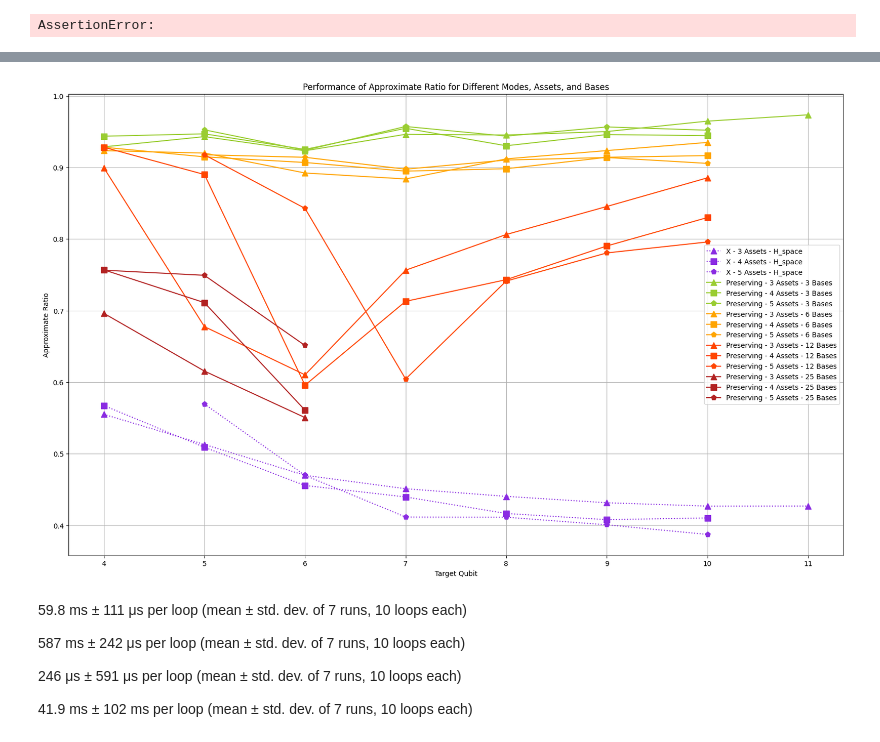
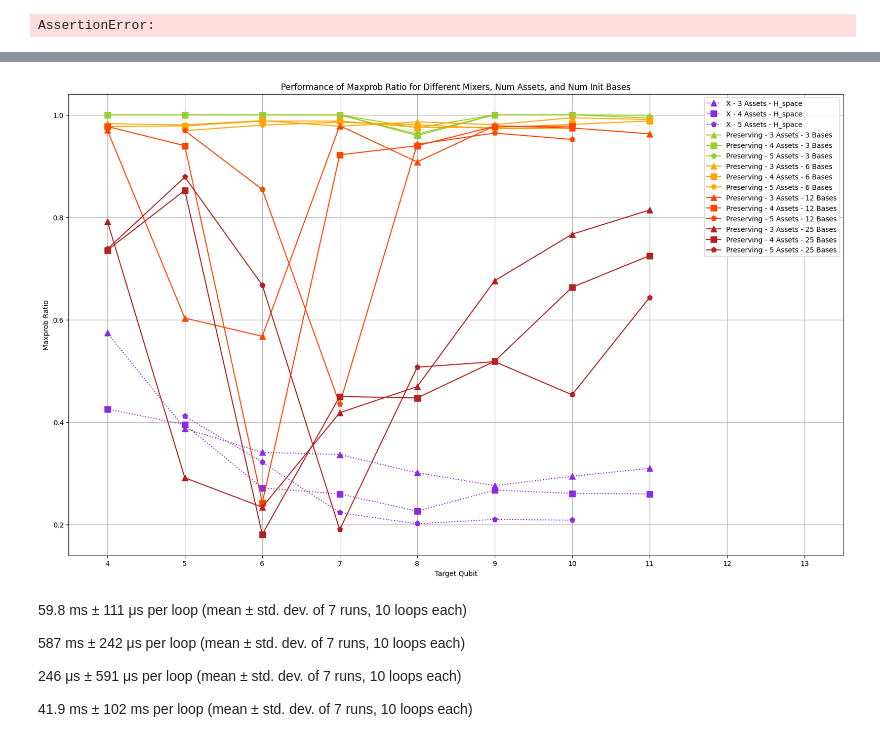
Before and after one commit to AndewNN/Quantum_Computing, a Jupyter notebook: CUDA/PO_Mixer_Benchmark.ipynb, the cells around one changed output, grey strips where cells are left out. Cells and saved outputs as stored; diff of their text form; code cells hidden in the pictures.

Commit message:
minor plot change

```diff
--- a/CUDA/PO_Mixer_Benchmark.ipynb
+++ b/CUDA/PO_Mixer_Benchmark.ipynb
@@ -46,7 +46,7 @@ LAMB = 4 # Budget Penalty
 Q = 0 # Volatility Weight
 
 # num_init_bases = int(2**TARGET_QUBIT * init_state_ratio)
-num_init_bases = 3
+num_init_bases = 6
 # %% [markdown]
 # TODO
 - init_ratio of feasible
@@ -144,7 +144,7 @@ AssertionError: Please make sure of CLEAR_EX_RESULT and RESTORE_RUNTIME before r
 # %%
 CLEAR_EX_RESULT = False
 
-restore_iter = 86
+restore_iter = 91
 RESTORE_RUNTIME = True
 
 if CLEAR_EX_RESULT:
@@ -617,36 +628,40 @@ assert False
 # %%
 marker_map = {3: "^", 4: "s", 5: "p"}
 color_map = {(3, 'Preserving'): "yellowgreen",
                 (6, 'Preserving'): "orange",
                 (12, 'Preserving'): "orangered",
                 (25, 'Preserving'): "firebrick",
                 ("H_space", "X"): "blueviolet"}
 line_map = {"X": ":", "Preserving": "-"}
-plot_mode = ["Approximate_ratio", "MaxProb_ratio"][0]
+plot_mode = ["Approximate_ratio", "MaxProb_ratio"][1]
 plt.figure(figsize=(20, 12))
 for mode in modes:
     for num_init_bases in (["H_space"] if mode == "X" else [3, 6, 12, 25]):
         for N_ASSETS in range(3, 6):
             mode_results = []
             range_qubit = []
             for TARGET_QUBIT in range(4, 12):
                 dir_name = f"exp_Q{TARGET_QUBIT}_A{N_ASSETS}_L{LAMB}_q{Q}_B{3 if mode == 'X' else num_init_bases}"
                 dir_path = f"./experiments/{dir_name}"
                 if not os.path.exists(f"{dir_path}/result.csv"):
                     continue
                 df = pd.read_csv(f"{dir_path}/result.csv")
                 mode_result = df[df["Mode"] == mode][plot_mode].values[0]
                 mode_results.append(mode_result)
                 range_qubit.append(TARGET_QUBIT)
             plt.plot(range_qubit, mode_results, marker=marker_map[N_ASSETS], color=color_map[(num_init_bases, mode)], linestyle=line_map[mode], label=f"{mode} - {N_ASSETS} Assets - {num_init_bases}{'' if mode == 'X' else ' Bases'}", markersize=8)
 plt.xlabel("Target Qubit")
 plt.ylabel(plot_mode.replace("_", " ").title())
-plt.title(f"Performance of {plot_mode.replace('_', ' ').title()} for Different Modes, Assets, and Bases")
+plt.title(f"Performance of {plot_mode.replace('_', ' ').title()} for Different Mixers, Num Assets, and Num Init Bases")
+plt.xlim(3.5, 13.5)
 plt.legend()
 plt.grid()
+ax = plt.gca()
+xmin, xmax = ax.get_xlim()
+ax.set_xticks(np.arange(int(np.ceil(xmin)), int(np.floor(xmax)) + 1))
 plt.show()
 # %% [output]
-[figure, old version]
+[figure, new version]
 # %%
 read_report = pd.read_csv(f"./experiments/exp_Q6_A3_L1.5_q0_B6/result.csv")
 print(read_report)
```
Also changed, not shown: parts of 2 cells of this notebook.
